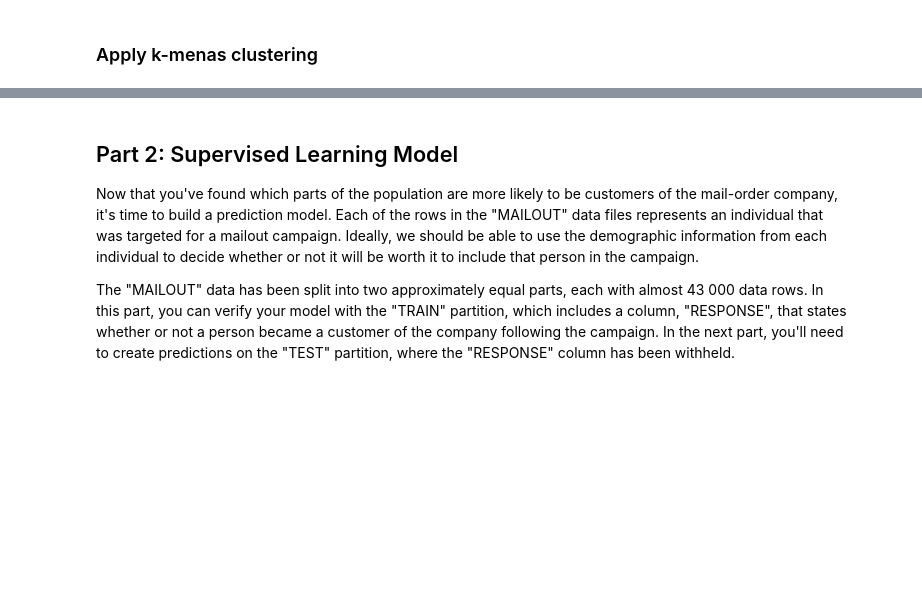
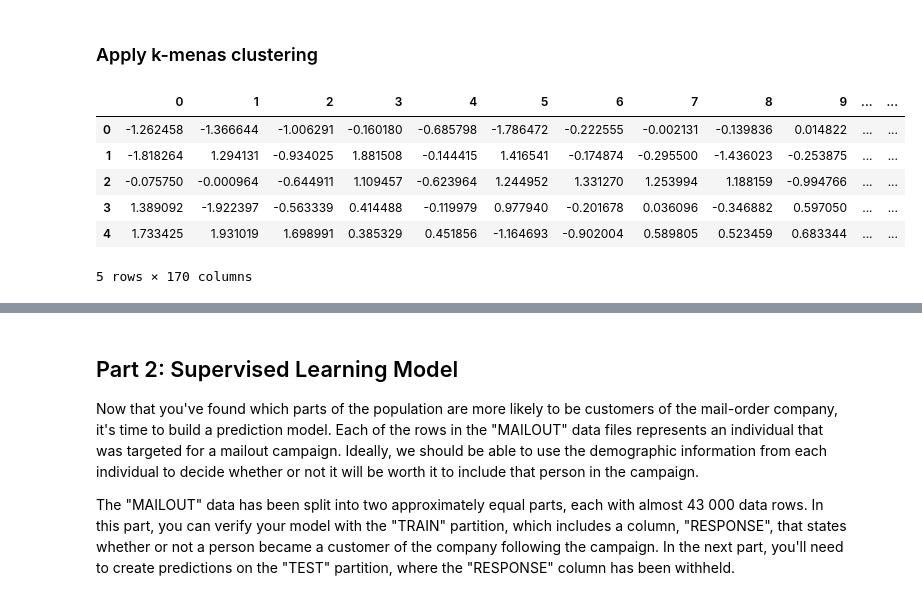
Before and after one commit to supulij/Arvato-Customer-Segmentation-for-mail-order, a Jupyter notebook: Arvato Project Workbook .ipynb, the cells around one changed output, grey strips where cells are left out. Saved outputs shown, nothing was run; the diff lists cells and outputs as text; code cells hidden in the pictures; blank space fills up the shorter version.

```diff
--- a/Arvato Project Workbook .ipynb
+++ b/Arvato Project Workbook .ipynb
@@ -469,0 +470,10 @@ customers_pca = pd.read_csv("customers_transformed.gzip",compression='gzip')
+# %%
+azdias.head()
+# %% [output]
+|  | 0 | 1 | 2 | 3 | 4 | 5 | 6 | 7 | 8 | 9 | ... | ... |
+| 0 | -1.262458 | -1.366644 | -1.006291 | -0.160180 | -0.685798 | -1.786472 | -0.222555 | -0.002131 | -0.139836 | 0.014822 | ... | ... |
+| 1 | -1.818264 | 1.294131 | -0.934025 | 1.881508 | -0.144415 | 1.416541 | -0.174874 | -0.295500 | -1.436023 | -0.253875 | ... | ... |
+| 2 | -0.075750 | -0.000964 | -0.644911 | 1.109457 | -0.623964 | 1.244952 | 1.331270 | 1.253994 | 1.188159 | -0.994766 | ... | ... |
+| 3 | 1.389092 | -1.922397 | -0.563339 | 0.414488 | -0.119979 | 0.977940 | -0.201678 | 0.036096 | -0.346882 | 0.597050 | ... | ... |
+| 4 | 1.733425 | 1.931019 | 1.698991 | 0.385329 | 0.451856 | -1.164693 | -0.902004 | 0.589805 | 0.523459 | 0.683344 | ... | ... |
+5 rows × 170 columns
```
Also changed, not shown: parts of 36 cells of this notebook.
